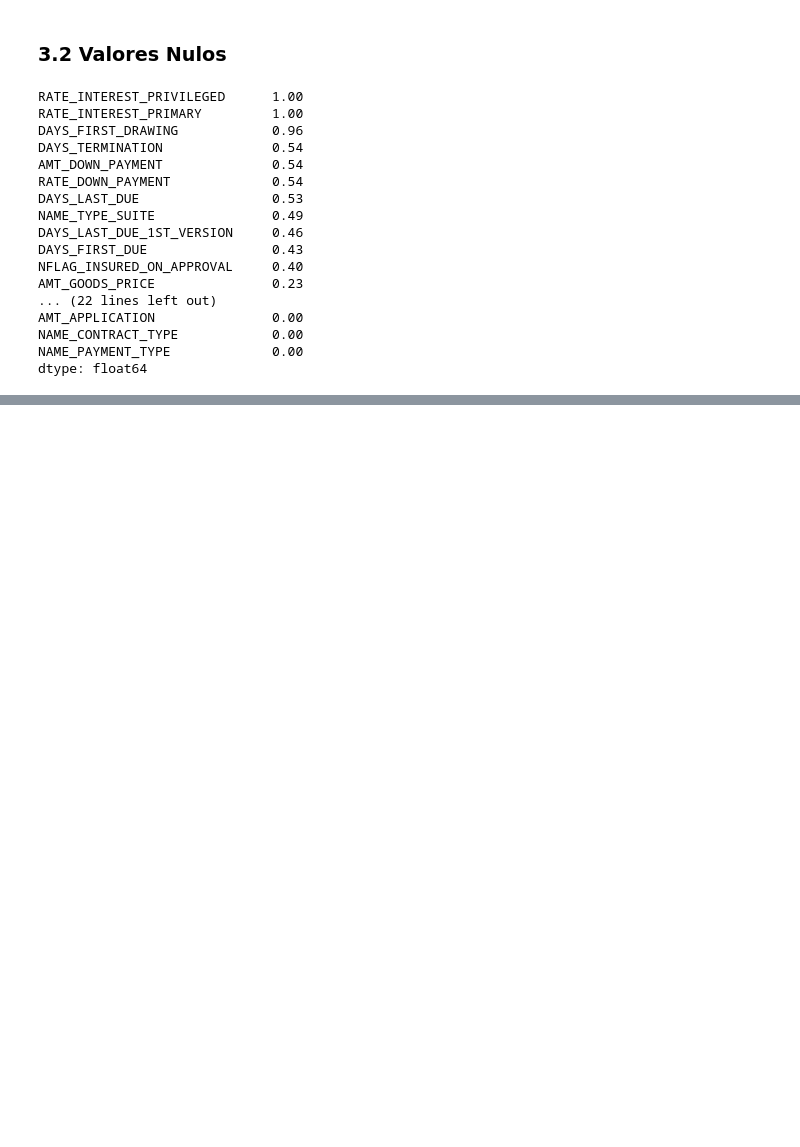
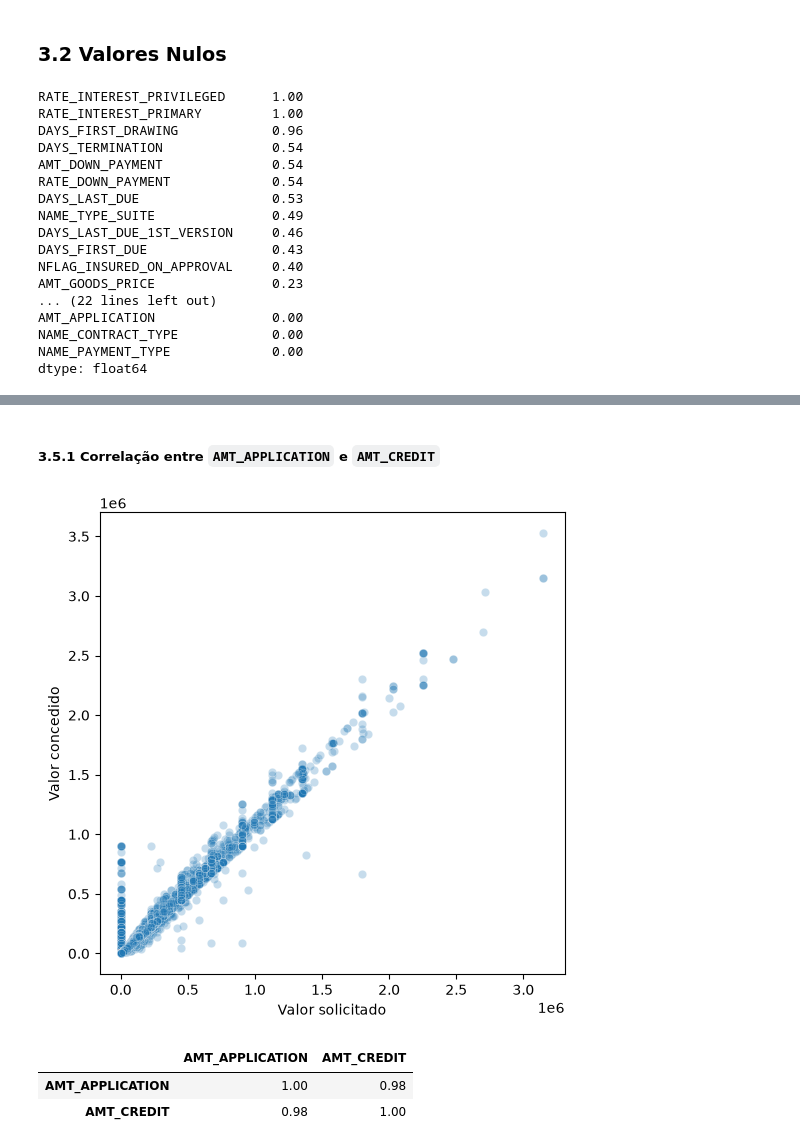
Before and after one commit to luccascruz/projeto-ml-labdata, a Jupyter notebook: DataPipeline/exp_analysis.ipynb, the cells around one changed output, grey strips where cells are left out. Cells and saved outputs as stored; diff of their text form; code cells hidden in the pictures; blank space fills up the shorter version.

```diff
--- a/DataPipeline/exp_analysis.ipynb
+++ b/DataPipeline/exp_analysis.ipynb
@@ -2229,0 +2398,31 @@ Observações
+# %% [markdown]
+##### 3.5.1 Correlação entre `AMT_APPLICATION` e `AMT_CREDIT`
+# %%
+sample = df_previous_application.sample(
+    10000,
+    random_state=42
+)
+
+plt.figure(figsize=(6,6))
+
+sns.scatterplot(
+    data=sample,
+    x="AMT_APPLICATION",
+    y="AMT_CREDIT",
+    alpha=0.25
+)
+
+plt.xlabel("Valor solicitado")
+plt.ylabel("Valor concedido")
+
+plt.show()
+# %% [output]
+[figure, added]
+# %%
+df_previous_application[
+    ["AMT_APPLICATION", "AMT_CREDIT"]
+].corr(method="pearson")
+# %% [output]
+|  | AMT_APPLICATION | AMT_CREDIT |
+| AMT_APPLICATION | 1.00 | 0.98 |
+| AMT_CREDIT | 0.98 | 1.00 |
```
Also changed, not shown: parts of 36 cells of this notebook.
